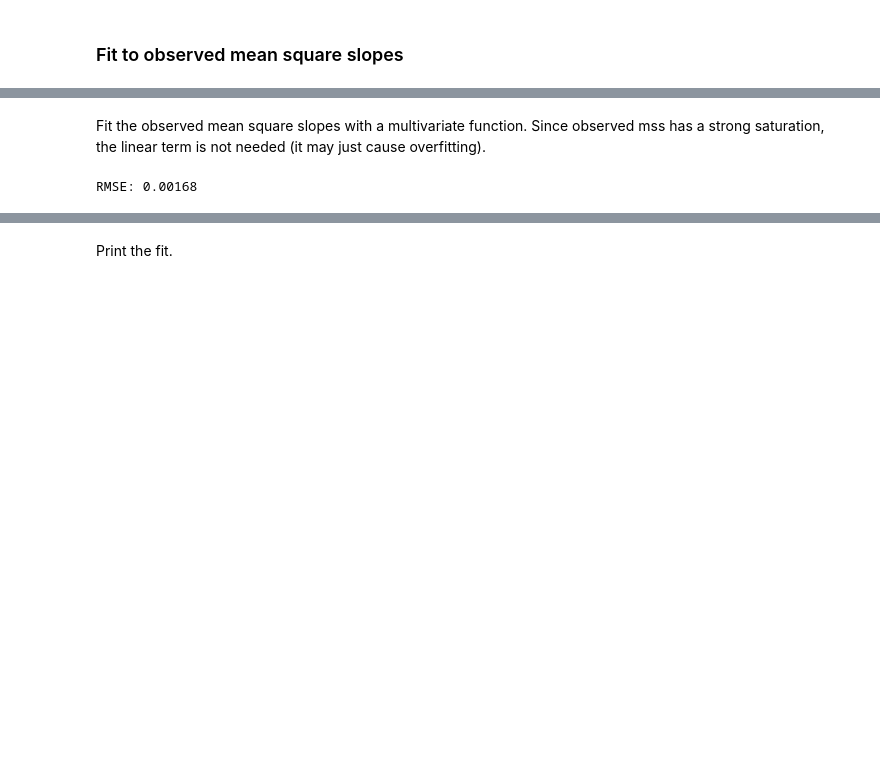
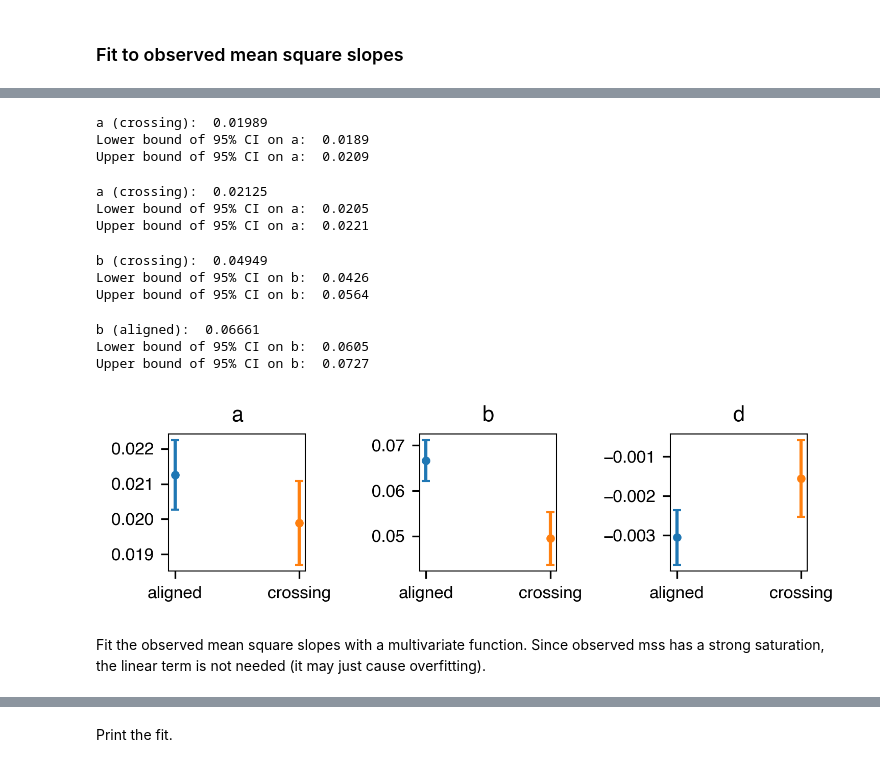
Before and after one commit to jacobrdavis/ocean-surface-wave-slopes-and-wind-wave-alignment, a Jupyter notebook: nb7-slope-alignment.ipynb, the cells around one changed output, grey strips where cells are left out. Saved outputs shown, nothing was run; the diff lists cells and outputs as text; code cells hidden in the pictures; blank space fills up the shorter version.

```diff
--- a/nb7-slope-alignment.ipynb
+++ b/nb7-slope-alignment.ipynb
@@ -517,2 +609,59 @@ Percent difference at 40 m/s: 14.2%
+# %%
+print(f'a (crossing): {observed_crossing_fit['popt'][0]: 0.5f}')
+print(f'Lower bound of 95% CI on a: {observed_crossing_fit['popt_lower'][0]: 0.4f}')
+print(f'Upper bound of 95% CI on a: {observed_crossing_fit['popt_upper'][0]: 0.4f}')
+# %% [output]
+a (crossing):  0.01989
+Lower bound of 95% CI on a:  0.0189
+Upper bound of 95% CI on a:  0.0209
+# %%
+print(f'a (crossing): {observed_aligned_fit['popt'][0]: 0.5f}')
+print(f'Lower bound of 95% CI on a: {observed_aligned_fit['popt_lower'][0]: 0.4f}')
+print(f'Upper bound of 95% CI on a: {observed_aligned_fit['popt_upper'][0]: 0.4f}')
+# %% [output]
+a (crossing):  0.02125
+Lower bound of 95% CI on a:  0.0205
+Upper bound of 95% CI on a:  0.0221
+# %%
+print(f'b (crossing): {observed_crossing_fit['popt'][1]: 0.5f}')
+print(f'Lower bound of 95% CI on b: {observed_crossing_fit['popt_lower'][1]: 0.4f}')
+print(f'Upper bound of 95% CI on b: {observed_crossing_fit['popt_upper'][1]: 0.4f}')
+# %% [output]
+b (crossing):  0.04949
+Lower bound of 95% CI on b:  0.0426
+Upper bound of 95% CI on b:  0.0564
+# %%
+print(f'b (aligned): {observed_aligned_fit['popt'][1]: 0.5f}')
+print(f'Lower bound of 95% CI on b: {observed_aligned_fit['popt_lower'][1]: 0.4f}')
+print(f'Upper bound of 95% CI on b: {observed_aligned_fit['popt_upper'][1]: 0.4f}')
+# %% [output]
+b (aligned):  0.06661
+Lower bound of 95% CI on b:  0.0605
+Upper bound of 95% CI on b:  0.0727
+# %%
+FIGURE_SIZE = (5, 2)
+
+fig, axes = plt.subplots(1, 3, figsize=FIGURE_SIZE, sharex=True)
+param_labels = ['a', 'b', 'd']
+for param_index, ax in zip(range(len(param_labels)), axes.ravel()):
+    ax.errorbar(
+        x='aligned',
+        y=observed_aligned_fit['popt'][param_index],
+        yerr=aligned_fit['popt_upper'][param_index] - aligned_fit['popt'][param_index],
+        marker='o',
+        capsize=2
+    )
+    ax.errorbar(
+        x='crossing',
+        y=observed_crossing_fit['popt'][param_index],
+        yerr=crossing_fit['popt_upper'][param_index] - crossing_fit['popt'][param_index],
+        marker='o',
+        capsize=2,
+    )
+    ax.set_title(param_labels[param_index])
+    plotting.set_square_aspect(ax)
+fig.tight_layout()
+# %% [output]
+[figure, added]
 # %% [markdown]
 Fit the observed mean square slopes with a multivariate function.  Since observed mss has a strong saturation, the linear term is not needed (it may just cause overfitting).
@@ -525,18 +667,0 @@ p0_observed_fit = [tanh_popt[0], tanh_popt[1], 0, tanh_popt[3]]
-# %%
-observed_fit_dict = {
-     'fun': mss_multivariate_observed_fit,
-     'p0': p0_observed_fit,
-}
-
-x_cols = ['wind_speed', 'alignment_indicator']
-fit_by_category_df.loc[:, 'observed_fit'], fit_by_category_df.loc[:, 'observed_fit_residuals'] = perform_fit(
-     fit_dict=observed_fit_dict,
-     fit_df=fit_by_category_df,
-     fit_col='mean_square_slope_observed',  # TODO: deep limit?
-     x_cols=x_cols
-)
-
-# Root mean square error.
-print(f'RMSE: {observed_fit_dict['rmse']:.5f}')
-# %% [output]
-RMSE: 0.00168
```
Also changed, not shown: parts of 40 cells of this notebook, 5 other files.
